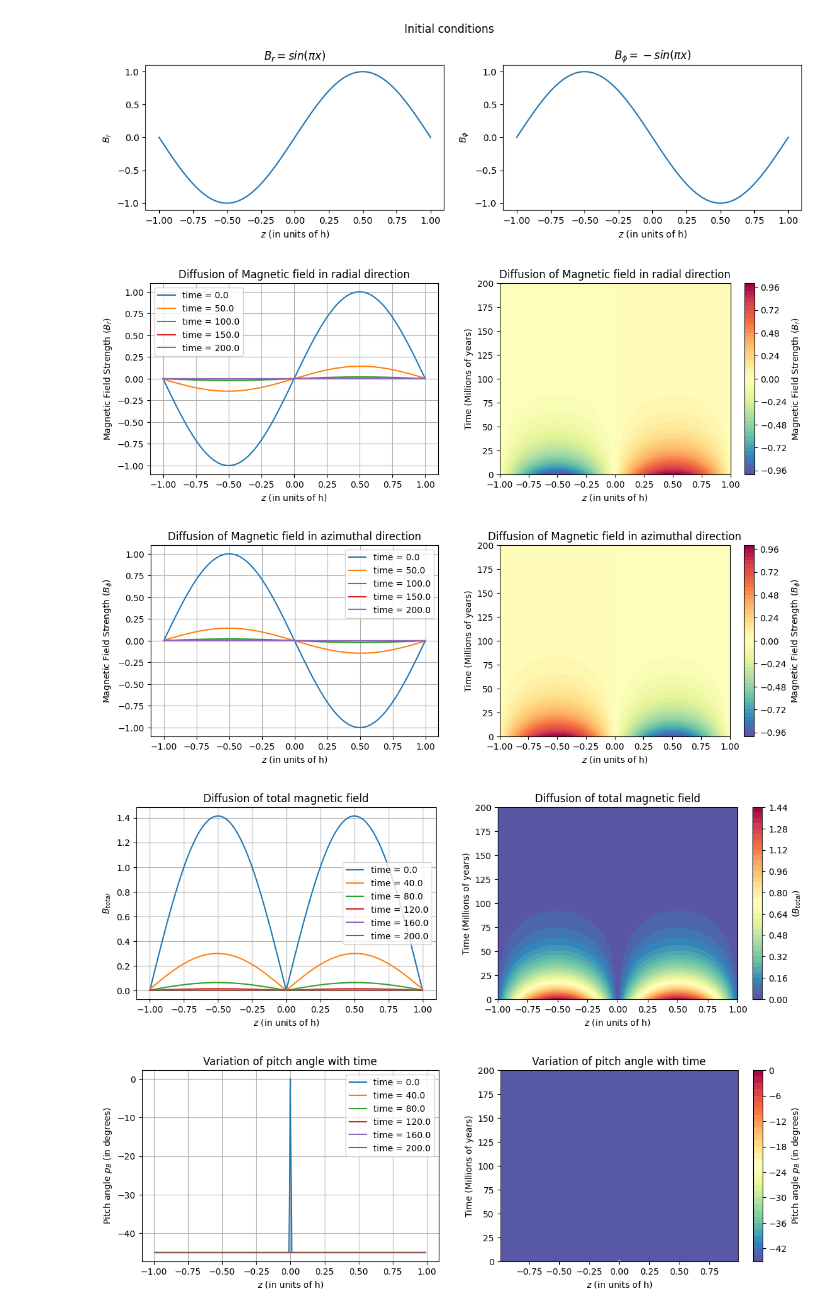
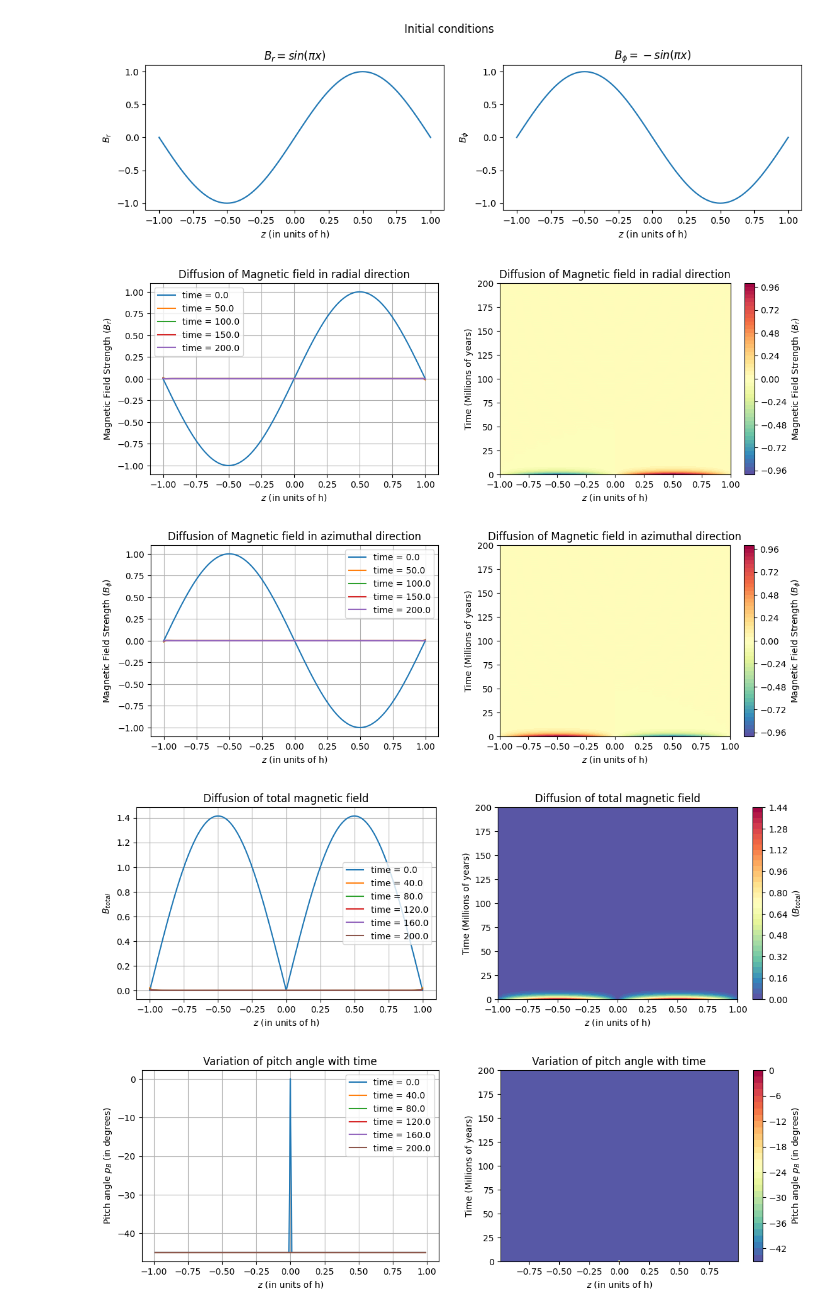
Before and after one commit to ratuldas6/P464_Galactic_Dynamo_Project, a Jupyter notebook: Task 1 (Crank-Nicolson).ipynb, the cells around one changed output. Cells and saved outputs as stored; diff of their text form; code cells hidden in the pictures.

```diff
--- a/Task 1 (Crank-Nicolson).ipynb
+++ b/Task 1 (Crank-Nicolson).ipynb
@@ -2,6 +3,14 @@
 import numpy as np
 from matplotlib import pyplot as plt
 import mylibrary as ml
+# %%
+# Constants and parameters
+eta_T = 4e-2    # magnetic diffusivity
+t_max = 200     # total simulation time
+z_min = -1.0     # minimum thickness of the disc
+z_max = 1.0     # thickness of the disc
+dt = t_max/200       # time step
+dz = 0.01       # spatial step in z direction
 # %% [markdown]
 # Initial Conditions - I
 # %%
@@ -36,14 +45,6 @@ plt.show()
 # %% [output]
 [figure]
 # %%
-# Constants and parameters
-eta_T = 4e-3    # magnetic diffusivity
-t_max = 200     # total simulation time
-z_min = -1.0     # minimum thickness of the disc
-z_max = 1.0     # thickness of the disc
-dt = t_max/200       # time step
-dz = 0.01       # spatial step in z direction
-
 # Solve for B_r
 soln_r, spatial_grid, time_grid = ml.CN_diffusion(z_min, z_max, t_max, dz, dt, eta_T, init_cond_Br, source_term, ml.diff_mat_dirichlet)
 # Solve for B_phi
@@ -104,5 +105,5 @@ plt.show()
 # %%
-B_total, pitch = ml.get_B_and_pitch(soln_r, soln_phi)
+B_total, pitch = ml.BP_calc(soln_r, soln_phi)
 
 # Plot the total magnetic field and the pitch angle
 
@@ -210,45 +211,37 @@ plt.show()
 # %% [output]
 [figure]
 # %%
-# Constants and parameters
-eta_T = 4e-3    # magnetic diffusivity
-t_max = 200     # total simulation time
-z_min = -1.0     # minimum thickness of the disc
-z_max = 1.0     # thickness of the disc
-dt = t_max/200       # time step
-dz = 0.01       # spatial step in z direction
-
 # Solve for B_r
 soln_r, spatial_grid, time_grid = ml.CN_diffusion(z_min, z_max, t_max, dz, dt, eta_T, init_cond_Br, source_term, ml.diff_mat_dirichlet)
 # Solve for B_phi
 soln_phi, spatial_grid, time_grid = ml.CN_diffusion(z_min, z_max, t_max, dz, dt, eta_T, init_cond_Bphi, source_term, ml.diff_mat_dirichlet)
 
 # Plot the diffusion equation solution
 
 # Create 2D plots
 plt.figure(figsize=(12, 8))
 plt.subplot(2, 2, 1)
 for i in (range(0, len(time_grid), int(len(time_grid)/4))):
     plt.plot(spatial_grid, soln_r[:, i], label=f'time = {time_grid[i]:.1f}')
 plt.xlabel(r'$z$ (in units of h)')
 plt.ylabel(r'Magnetic Field Strength ($B_r$)')
 plt.title('Diffusion of Magnetic field in radial direction')
 plt.grid()
 plt.legend()
 
 # Create imshow plot
 plt.subplot(2, 2, 2)
 plt.contourf(*np.meshgrid(spatial_grid, time_grid), soln_r.T, 50, cmap='Spectral_r')
 plt.colorbar(label=r'Magnetic Field Strength ($B_r$)')
 plt.title(r'Diffusion of Magnetic field in radial direction')
 plt.xlabel(r'$z$ (in units of h)')
 plt.ylabel('Time (Millions of years)')
 
 plt.tight_layout(pad=3)
 
 plt.show()
 # %% [output]
-[figure, old version]
+[figure, new version]
 # %%
 plt.figure(figsize=(12, 8))
 
@@ -274,9 +267,9 @@ plt.tight_layout(pad=3)
 
 plt.show()
 # %% [output]
-[figure, old version]
+[figure, new version]
 # %%
-B_total, pitch = ml.get_B_and_pitch(soln_r, soln_phi)
+B_total, pitch = ml.BP_calc(soln_r, soln_phi)
 
 # Plot the total magnetic field and the pitch angle
 
@@ -303,7 +296,7 @@ plt.tight_layout(pad=3)
 
 plt.show()
 # %% [output]
-[figure, old version]
+[figure, new version]
 # %%
 plt.figure(figsize=(12, 8))
 
```
Also changed, not shown: parts of 11 cells of this notebook, 1 other file.
